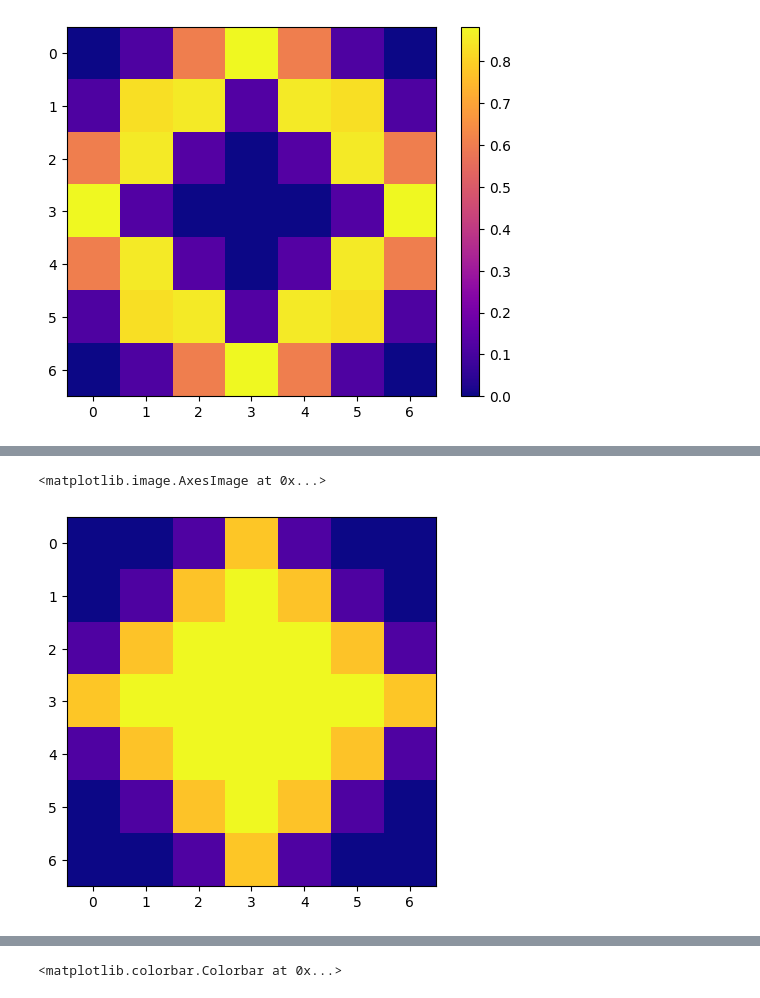
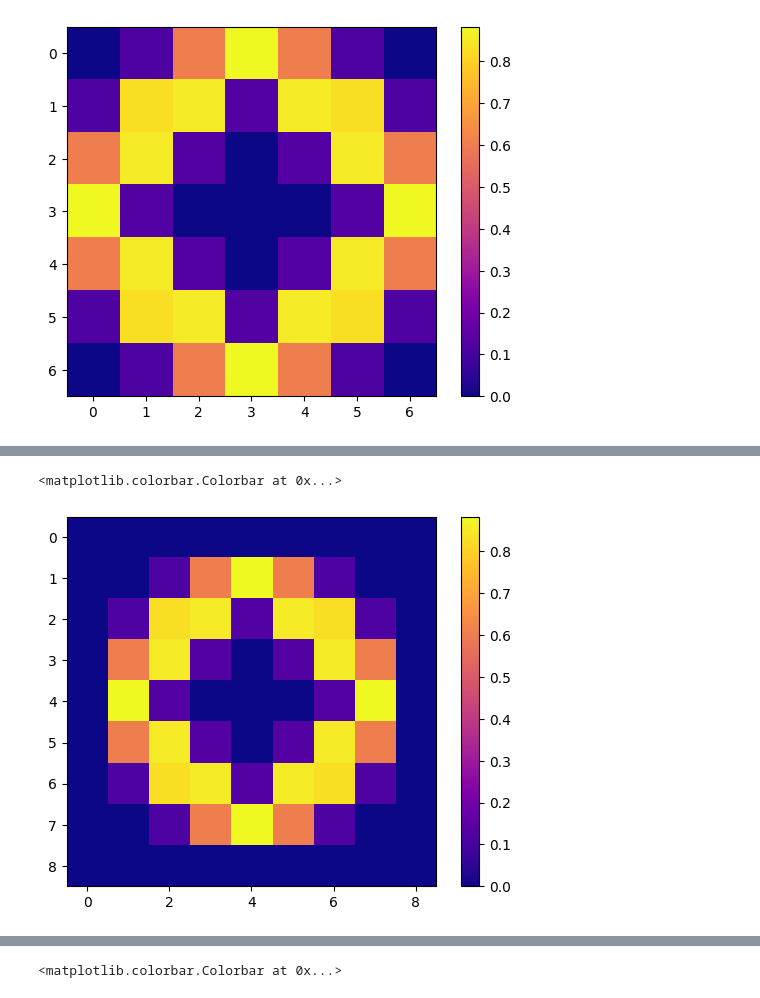
Before and after one commit to TheodoreAouad/MorphoNet, a Jupyter notebook: src/tests.ipynb, the cells around one changed output, grey strips where cells are left out. Drawn from its saved outputs; the diff is of its cells as text; code cells hidden in the pictures.

```diff
--- a/src/tests.ipynb
+++ b/src/tests.ipynb
@@ -52,7 +35,15 @@ draw(0)
 float64
 [figure]
 # %%
-def draw_disk(radius, shape=None, dtype="float32"):
+def draw_cross(size, shape=None, dtype="float64"):
+    res = np.zeros((size, size), dtype=dtype)
+    res[size // 2, :] = 1.0
+    res[:, size // 2] = 1.0
+    if shape is not None:
+        return center_in(res, shape, dtype=dtype)
+    return res
+
+def draw_disk(radius, shape=None, dtype="float64"):
     from skimage import morphology
 
     res = morphology.disk(radius).astype(dtype)
@@ -61,7 +52,7 @@ def draw_disk(radius, shape=None, dtype="float32"):
     return res
 
 
-def draw_diamond(radius, shape=None, dtype="float32"):
+def draw_diamond(radius, shape=None, dtype="float64"):
     from skimage import morphology
 
     res = morphology.diamond(radius).astype(dtype)
@@ -69,7 +60,7 @@ def draw_diamond(radius, shape=None, dtype="float32"):
         return center_in(res, shape)
     return res
 
-def center_in(arr, shape, dtype="float32"):
+def center_in(arr, shape, dtype="float64"):
     res = np.zeros(shape=shape, dtype=dtype)
     pad_before = (shape[0] - arr.shape[0]) // 2, (shape[1] - arr.shape[1]) // 2
     pad_after = shape[0] - pad_before[0], shape[1] - pad_before[1]
@@ -85,7 +76,7 @@ def shape_aa(original, target_shape):
     )
 
 
-def draw_disk_aa(radius, shape=None, dtype="float32"):
+def draw_disk_aa(radius, shape=None, dtype="float64"):
     from skimage import transform
 
     dim = radius * 2 + 1
@@ -97,7 +88,7 @@ def draw_disk_aa(radius, shape=None, dtype="float32"):
     return res
 
 
-def draw_diamond_aa(radius, shape=None, dtype="float32"):
+def draw_diamond_aa(radius, shape=None, dtype="float64"):
     dim = radius * 2 + 1
     res = draw_diamond(dim, dtype=dtype)
     res = shape_aa(res, (dim, dim))
@@ -107,6 +98,6 @@ def draw_diamond_aa(radius, shape=None, dtype="float32"):
     return res
 
 
-def draw_complex(shape=None, dtype="float32"):
+def draw_complex(shape=None, dtype="float64"):
     return draw_disk_aa(3, shape, dtype=dtype) \
            - draw_diamond_aa(2, shape, dtype=dtype)
@@ -113,5 +121,6 @@ def draw_complex(shape=None, dtype="float32"):
 # %%
-plt.imshow(draw_diamond_aa(3, (7, 7)), cmap="plasma")
+plt.imshow(draw_complex((9, 9)), cmap="plasma")
+plt.colorbar()
 # %% [output]
-<matplotlib.image.AxesImage at 0x...>
+<matplotlib.colorbar.Colorbar at 0x...>
-[figure, old version]
+[figure, new version]
```
Also changed, not shown: parts of 9 cells of this notebook, 57 other files.
